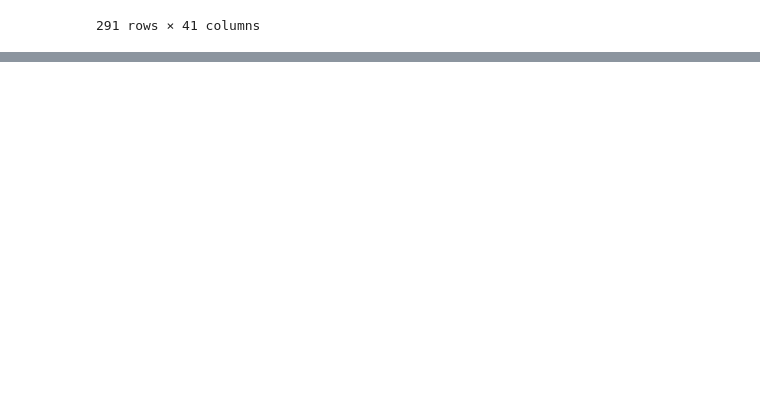
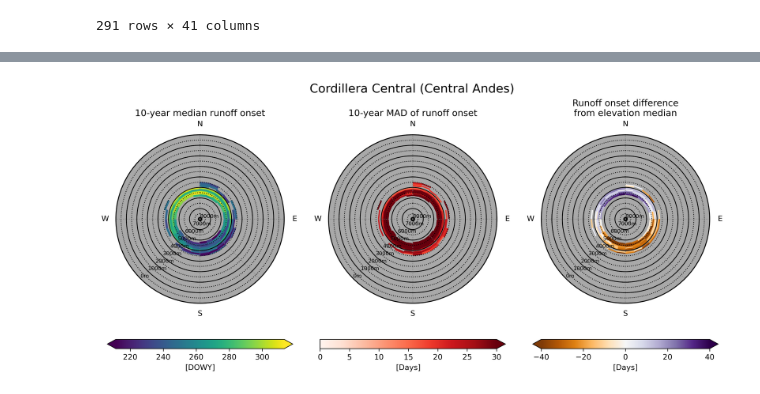
Before and after one commit to egagli/global_snowmelt_runoff_onset, a Jupyter notebook: analysis/mountain_range_analysis.ipynb, the cells around one changed output, grey strips where cells are left out. Cells and saved outputs as stored; diff of their text form; code cells hidden in the pictures; blank space fills up the shorter version.

```diff
--- a/analysis/mountain_range_analysis.ipynb
+++ b/analysis/mountain_range_analysis.ipynb
@@ -106,0 +383,6 @@ MemoryError: Unable to allocate 730. GiB for an array with shape (499998, 195970
+# %%
+#binned_ds = merge_mountain_range_netcdfs(netcdf_dir="mountain_ranges/full_dataset")
+binned_ds = merge_mountain_range_netcdfs(netcdf_dir="aggregated_results/mountain_ranges/fcf_lte_50")
+#binned_ds = merge_mountain_range_netcdfs(netcdf_dir="aggregated_results/mountain_ranges/no_trees")
+
+binned_ds
@@ -106,0 +786,41 @@ MemoryError: Unable to allocate 730. GiB for an array with shape (499998, 195970
+# %%
+f,axs=plt.subplots(1,3,figsize=(12,5.5),subplot_kw=dict(projection='polar'),dpi=300)
+binned_ds.sel(mountain_range=location,statistic=statistic)['runoff_onset_median'].plot(ax=axs[0],yincrease=False, cbar_kwargs={"label": "[DOWY]", "orientation": "horizontal"},robust=True,edgecolors='face')
+binned_ds.sel(mountain_range=location,statistic=statistic)['runoff_onset_mad'].plot(ax=axs[1],cmap='Reds',yincrease=False,cbar_kwargs={"label": "[Days]", "orientation": "horizontal"},vmin=0,vmax=30)
+binned_ds.sel(mountain_range=location,statistic=statistic)['runoff_onset_elev_relative'].plot(ax=axs[2],cmap='PuOr',yincrease=False,cbar_kwargs={"label": "[Days]", "orientation": "horizontal"},vmin=-40,vmax=40)
+
+axs[0].set_title('10-year median runoff onset')
+axs[1].set_title('10-year MAD of runoff onset')
+axs[2].set_title('Runoff onset difference\nfrom elevation median')
+
+
+
+for ax in axs.flat:
+    ax.set_facecolor('darkgrey')
+    ax.set_theta_zero_location('N')
+    ax.set_theta_direction(-1)
+
+    for major_tick_radius in major_tick_radii:
+        ax.plot(np.linspace(0, 2*np.pi, 100), np.ones(100)*major_tick_radius, color='black', linestyle='-', alpha=1, linewidth=1)
+
+    ax.scatter(x=0,y=bottom_r,marker='.',color='black',s=100)
+
+    ax.set_xlabel('')
+    ax.set_ylabel('')
+    #ax.set_thetagrids([0,45,90,135,180,225,270,315,360],labels=['N','NE','E','SE','S','SW','W','NW','N'])
+    ax.set_thetagrids([0,45,90,135,180,225,270,315,360],labels=['N','','E','','S','','W','','N'])
+
+    ax.set_rgrids(rgrid_vals,labels=rgrid_labels,angle=label_angle,fontsize=7,ha='left',va='bottom',zorder=0)
+
+    ax.xaxis.grid(True, which="both", linestyle=":", color='gray',alpha=0.8, linewidth=1)
+    ax.yaxis.grid(True, which="both", linestyle=":", color='black',alpha=1, linewidth=1)
+    [x.set_linewidth(1.2) for x in ax.spines.values()]
+    ax.set_thetamin(0)
+    ax.set_thetamax(360)
+    ax.set_rlim(bottom=bottom_r, top=top_r)
+
+f.suptitle(f'{location}', fontsize=16, y=1)
+
+f.tight_layout(w_pad=0,h_pad=2)
+# %% [output]
+[figure, added]
```
Also changed, not shown: parts of 56 cells of this notebook.
